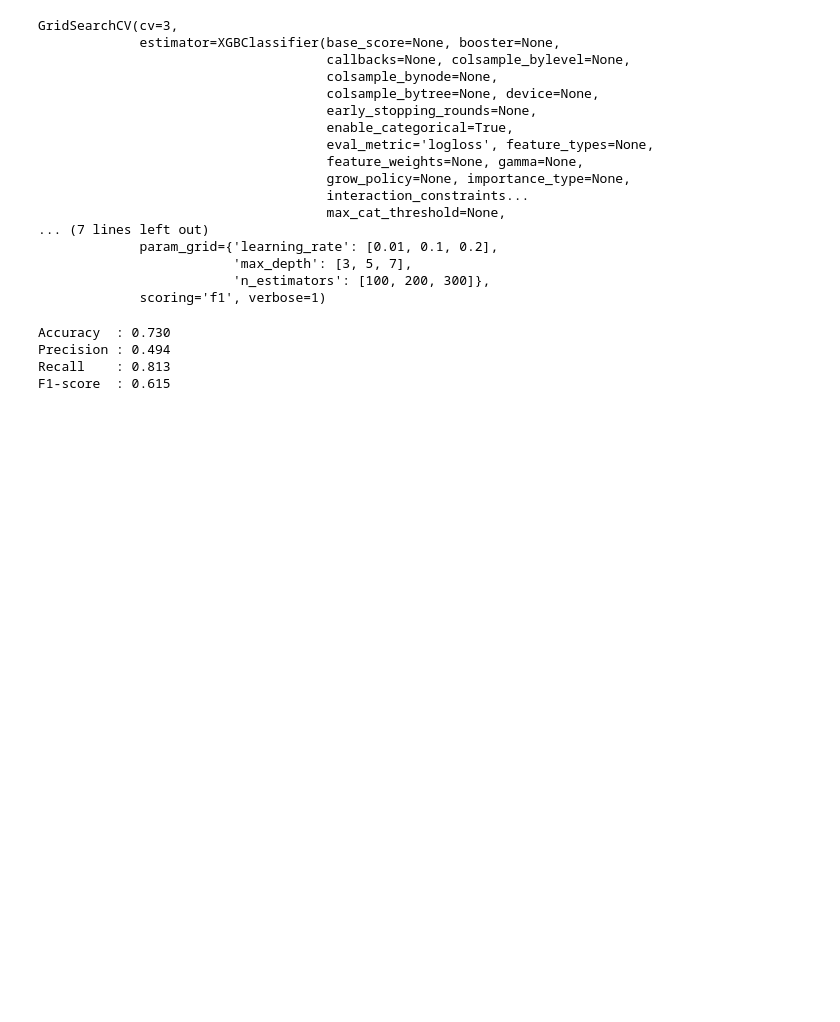
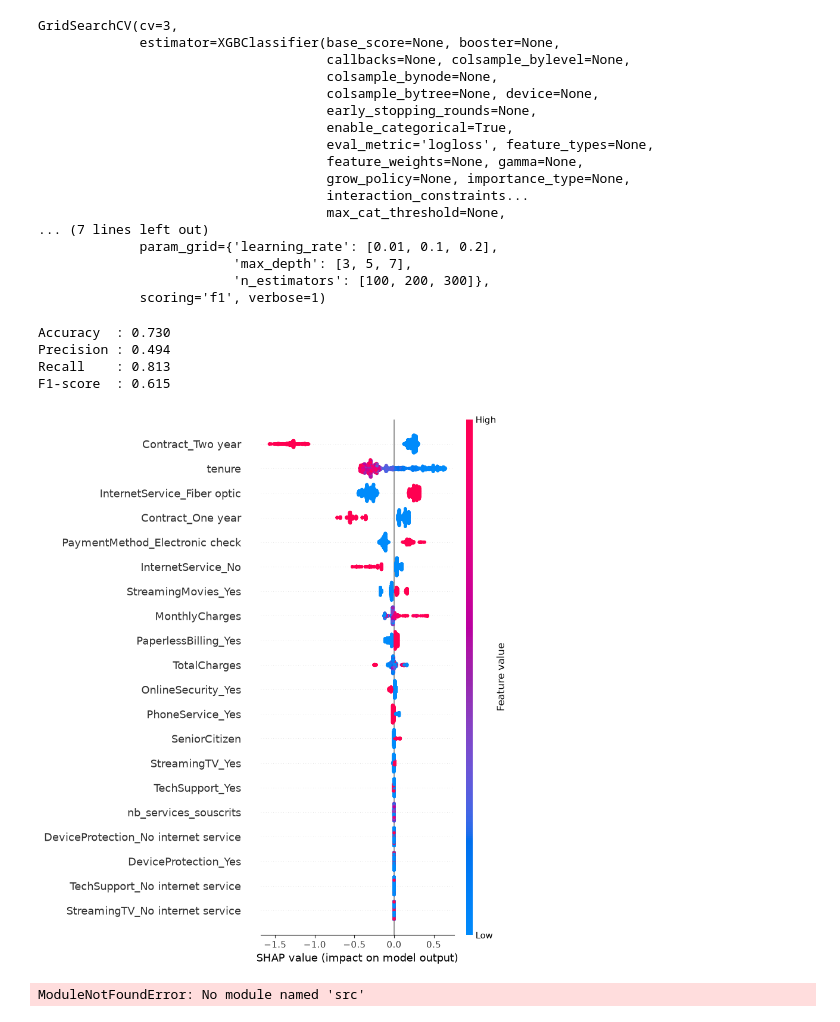
Before and after one commit to julestek/churn-prediction, a Jupyter notebook: notebooks/01_eda.ipynb, the cells around one changed output. Drawn from its saved outputs; the diff is of its cells as text; code cells hidden in the pictures; blank space fills up the shorter version.

```diff
--- a/notebooks/01_eda.ipynb
+++ b/notebooks/01_eda.ipynb
@@ -454,3 +454,27 @@ with mlflow.start_run(run_name="xgboost_tuned"):
     mlflow.log_metric("f1_score", f1_score(y_test, y_pred_best_xgb))
 
     mlflow.xgboost.log_model(best_xgb, name="model")
+# %%
+import shap
+
+explainer = shap.TreeExplainer(best_xgb)
+shap_values = explainer.shap_values(X_test)
+# %%
+shap.summary_plot(shap_values, X_test)
+# %% [output]
+[figure, added]
+# %%
+from src.predict import predict_churn
+
+exemple_client = {
+    "gender": "Female", "SeniorCitizen": 0, "Partner": "Yes", "Dependents": "No",
+    "tenure": 12, "PhoneService": "Yes", "MultipleLines": "No",
+    "InternetService": "Fiber optic", "OnlineSecurity": "No", "OnlineBackup": "No",
+    "DeviceProtection": "No", "TechSupport": "No", "StreamingTV": "No",
+    "StreamingMovies": "No", "Contract": "Month-to-month", "PaperlessBilling": "Yes",
+    "PaymentMethod": "Electronic check", "MonthlyCharges": 70.5, "TotalCharges": 846.0
+}
+
+print(predict_churn(exemple_client))
+# %% [output]
+ModuleNotFoundError: No module named 'src'
```
Also changed, not shown: 9 other files.
